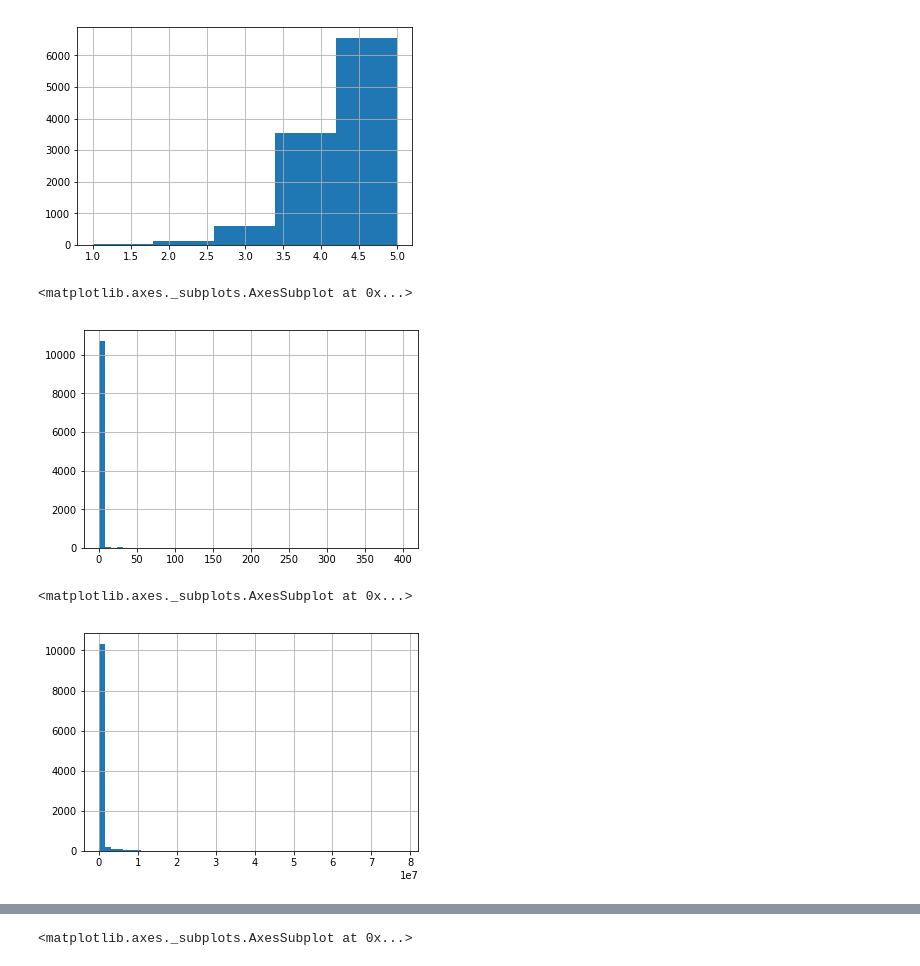
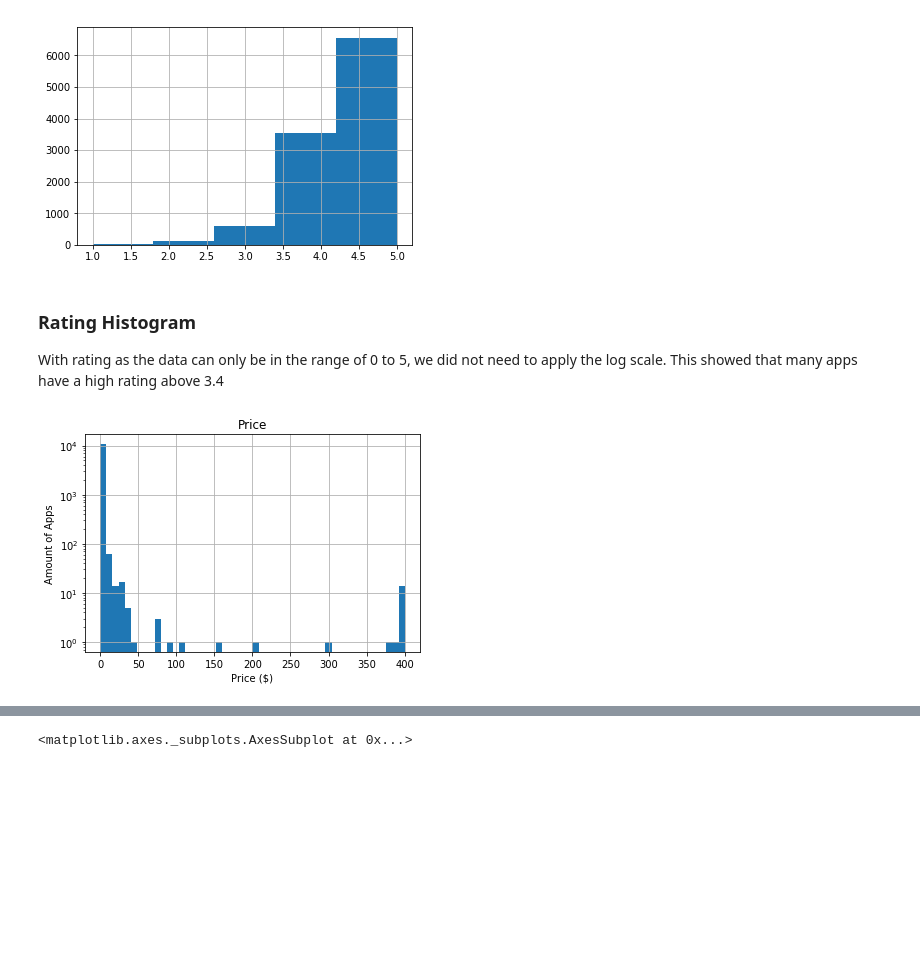
Before and after one commit to Carried-by-Compiler/Data-Mining-Project, a Jupyter notebook: Project.ipynb, the cells around one changed output, grey strips where cells are left out. Cells and saved outputs as stored; diff of their text form; code cells hidden in the pictures; blank space fills up the shorter version.

```diff
--- a/Project.ipynb
+++ b/Project.ipynb
@@ -384,13 +393,15 @@ df['Rating'].hist(bins=5)
 # %% [output]
 <matplotlib.axes._subplots.AxesSubplot at 0x...>
 [figure]
-# %%
-df['Price'].hist(bins=50)
-# %% [output]
-<matplotlib.axes._subplots.AxesSubplot at 0x...>
-[figure, removed]
-# %%
-df['Reviews'].hist(bins=50)
-# %% [output]
-<matplotlib.axes._subplots.AxesSubplot at 0x...>
-[figure, removed]
+# %% [markdown]
+### Rating Histogram
+With rating as the data can only be in the range of 0 to 5, we did not need to apply the log scale. This showed that many apps have a high rating above 3.4
+# %%
+df['Price'].hist(bins=50)
+plt.title("Price")
+plt.ylabel("Amount of Apps")
+plt.xlabel("Price ($)")
+plt.yscale('log')
+plt.show()
+# %% [output]
+[figure, added]
```
Also changed, not shown: parts of 19 cells of this notebook, 1 other file.
